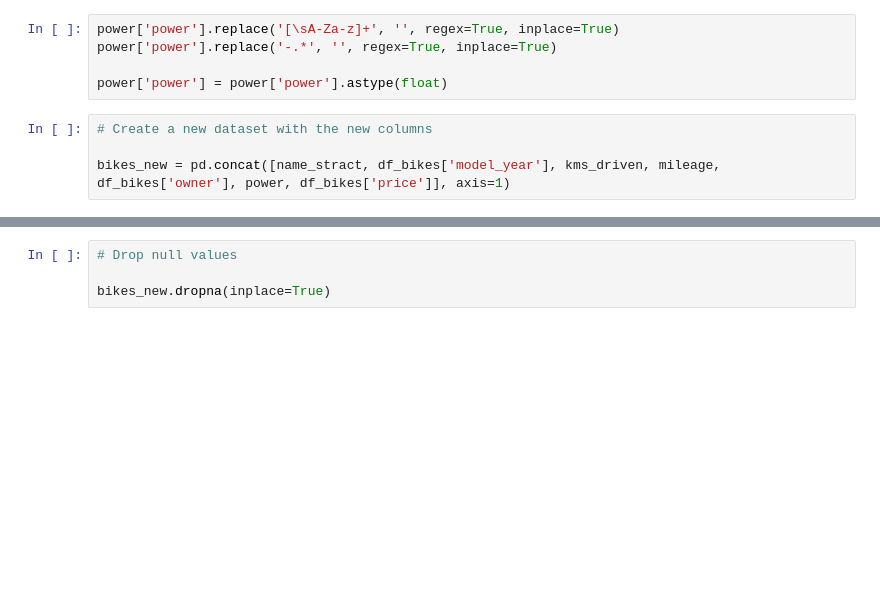
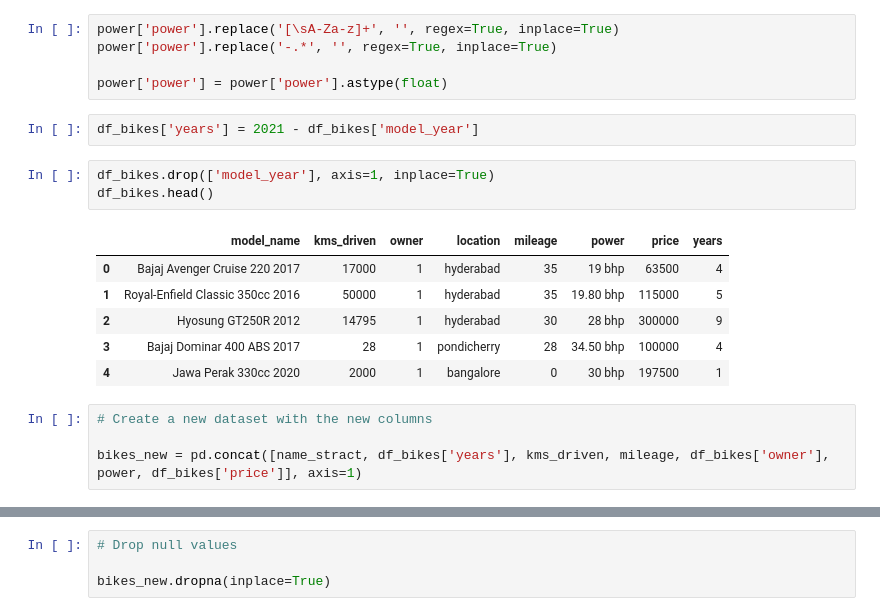
Before and after one commit to alexrods/Used-Bikes-Prices-Indian, a Jupyter notebook: notebooks/1.0-motorcycles-data-cleaning.ipynb, the cells around one changed output, grey strips where cells are left out. Saved outputs shown, nothing was run; the diff lists cells and outputs as text; blank space fills up the shorter version.

```diff
--- a/notebooks/1.0-motorcycles-data-cleaning.ipynb
+++ b/notebooks/1.0-motorcycles-data-cleaning.ipynb
@@ -247,10 +244,22 @@ power['power'].replace('[\sA-Za-z]+', '', regex=True, inplace=True)
 power['power'].replace('-.*', '', regex=True, inplace=True)
 
 power['power'] = power['power'].astype(float)
+# %%
+df_bikes['years'] = 2021 - df_bikes['model_year']
+# %%
+df_bikes.drop(['model_year'], axis=1, inplace=True)
+df_bikes.head()
+# %% [output]
+|  | model_name | kms_driven | owner | location | mileage | power | price | years |
+| 0 | Bajaj Avenger Cruise 220 2017 | 17000 | 1 | hyderabad | 35 | 19 bhp | 63500 | 4 |
+| 1 | Royal-Enfield Classic 350cc 2016 | 50000 | 1 | hyderabad | 35 | 19.80 bhp | 115000 | 5 |
+| 2 | Hyosung GT250R 2012 | 14795 | 1 | hyderabad | 30 | 28 bhp | 300000 | 9 |
+| 3 | Bajaj Dominar 400 ABS 2017 | 28 | 1 | pondicherry | 28 | 34.50 bhp | 100000 | 4 |
+| 4 | Jawa Perak 330cc 2020 | 2000 | 1 | bangalore | 0 | 30 bhp | 197500 | 1 |
 # %%
 # Create a new dataset with the new columns
 
-bikes_new = pd.concat([name_stract, df_bikes['model_year'], kms_driven, mileage, df_bikes['owner'], power, df_bikes['price']], axis=1)
+bikes_new = pd.concat([name_stract, df_bikes['years'], kms_driven, mileage, df_bikes['owner'], power, df_bikes['price']], axis=1)
 # %%
 # looking for new null values
 
```
Also changed, not shown: parts of 5 cells of this notebook, 4 other files.
